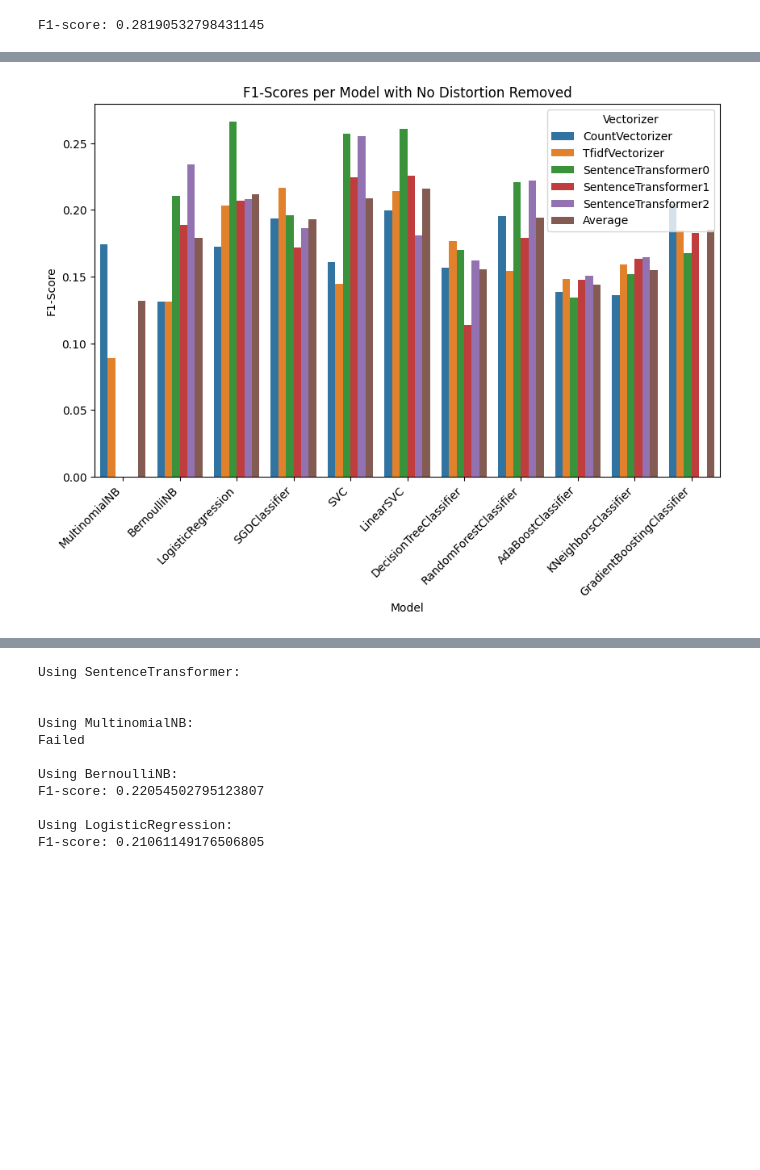
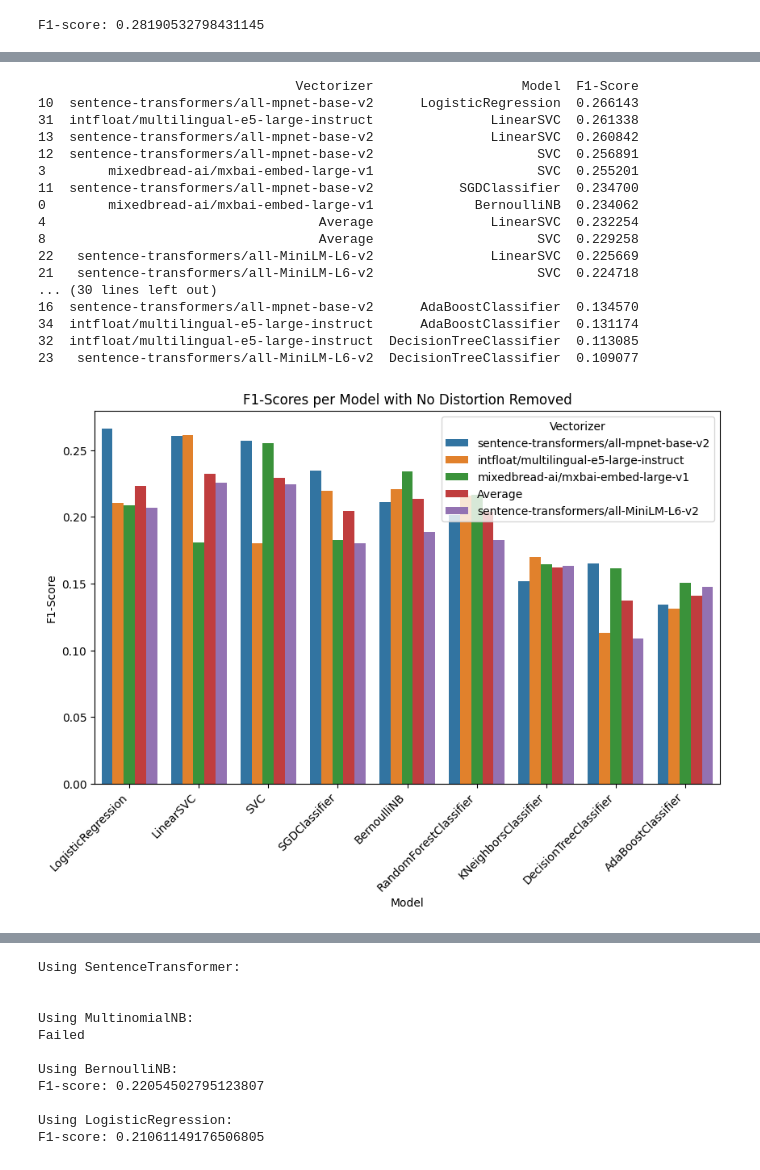
Before and after one commit to cmulholla/QUEST-Distortions, a Jupyter notebook: baseline.ipynb, the cells around one changed output, grey strips where cells are left out. Cells and saved outputs as stored; diff of their text form; code cells hidden in the pictures; blank space fills up the shorter version.

```diff
--- a/baseline.ipynb
+++ b/baseline.ipynb
@@ -819,12 +840,22 @@ distortion_data = data[data['Dominant Distortion'] != 'No Distortion']
 distortion_data = distortion_data.reset_index(drop=True)
 
 # Create a list of vectorizers to test
-vectorizers = [SentenceTransformer('mixedbread-ai/mxbai-embed-large-v1')]
-#vectorizers = [SentenceTransformer('sentence-transformers/all-mpnet-base-v2'), SentenceTransformer('sentence-transformers/all-MiniLM-L6-v2')]
-#                                            0                                                                       1
+vectorizers = [
+    SentenceTransformer('mixedbread-ai/mxbai-embed-large-v1'),
+    SentenceTransformer('sentence-transformers/all-mpnet-base-v2'),
+    SentenceTransformer('sentence-transformers/all-MiniLM-L6-v2'),
+    SentenceTransformer('intfloat/multilingual-e5-large-instruct', cache_folder="N:\AI\Transformers_cache")
+]
+
+sentence_transformer_names = [
+    'mixedbread-ai/mxbai-embed-large-v1',
+    'sentence-transformers/all-mpnet-base-v2',
+    'sentence-transformers/all-MiniLM-L6-v2',
+    'intfloat/multilingual-e5-large-instruct'
+]
 
 # Create a list of models to test
-models = [MultinomialNB(), BernoulliNB(), LogisticRegression(), SGDClassifier(), SVC(), LinearSVC(),
+models = [BernoulliNB(), LogisticRegression(), SGDClassifier(), SVC(), LinearSVC(),
           DecisionTreeClassifier(), RandomForestClassifier(), AdaBoostClassifier(),
           KNeighborsClassifier()]
 
@@ -832,11 +863,11 @@ models = [MultinomialNB(), BernoulliNB(), LogisticRegression(), SGDClassifier(),
 result = 0
 vectorizerNum = 0
 
-newResults = []
+results = []
 
 # Iterate over each vectorizer
 for vectorizer in vectorizers:
-    print(f"\n\nUsing {vectorizer.__class__.__name__}:\n")
+    print(f"\n\nUsing {sentence_transformer_names[vectorizerNum]}:\n")
 
     # Split the data into training and testing sets
     X_train, X_test, y_train, y_test = train_test_split(distortion_data['Patient Question'], distortion_data['Dominant Distortion'], test_size=0.2, random_state=42)
@@ -856,7 +887,7 @@ for vectorizer in vectorizers:
             # If the model fails, print failed, store the result as 0 and continue to the next model
             result = 0
             print("Failed")
-        newResults.append([vectorizer.__class__.__name__ + str(2), model.__class__.__name__, result])
+        results.append([sentence_transformer_names[vectorizerNum], model.__class__.__name__, result])
     vectorizerNum += 1
 # %% [output]
 To support symlinks on Windows, you either need to activate Developer Mode or to run Python as an administrator. In order to see activate developer mode, see this article: https://docs.microsoft.com/e ...
@@ -903,35 +985,60 @@ F1-score: 0.16454524462527736
 # %%
 # append the new results to the results
-results.extend(newResults)
+#results.extend(newResults)
+
+# Remove the MultinomialNB results
+results = [x for x in results if x[1] != 'MultinomialNB']
 
 # Create a dataframe from the results
 resultsDF = pd.DataFrame(results, columns=['Vectorizer', 'Model', 'F1-Score'])
 
 # Calculate the average F1-score for each model. Don't include any results that are 0 in the average
 average_scores = resultsDF[resultsDF['F1-Score'] != 0].groupby('Model').mean()
 
 # Insert a new column with the average F1-score for each model, with the Vectorizer column set to 'Average'
 average_scores.insert(1, 'Vectorizer', 'Average')
 
 # Instead of the index being the model names, reset it to a range index and make it be a column instead named "Model"
 average_scores.rename(columns={'index': 'Model'}, inplace=True)
 average_scores.reset_index(inplace=True)
 
 # Append the average scores to the resultsDF
 resultsDF = resultsDF.append(average_scores)
 
+# Sort the resultsDF by Average in descending order
+resultsDF = resultsDF.sort_values('F1-Score', ascending=False)
+
+print(resultsDF)
+
 # Plot the updated resultsDF
 plt.figure(figsize=(10, 6))
 sns.barplot(x='Model', y='F1-Score', hue='Vectorizer', data=resultsDF)
 plt.xticks(rotation=45, ha='right')
 plt.title('F1-Scores per Model with No Distortion Removed')
 plt.show()
 
 # Sort and plot the Average F1-Score for each model
 plt.figure(figsize=(10, 6))
-sns.barplot(x='Model', y='F1-Score', hue='F1-Score', data=average_scores.sort_values('F1-Score', ascending=False))
+sns.barplot(x='Model', y='F1-Score', hue='Model', data=average_scores.sort_values('F1-Score', ascending=False))
 plt.xticks(rotation=45, ha='right')
 plt.title('Average F1-Score per Model with No Distortion Removed')
 plt.show()
 # %% [output]
+                                 Vectorizer                   Model  F1-Score
+10  sentence-transformers/all-mpnet-base-v2      LogisticRegression  0.266143
+31  intfloat/multilingual-e5-large-instruct               LinearSVC  0.261338
+13  sentence-transformers/all-mpnet-base-v2               LinearSVC  0.260842
+12  sentence-transformers/all-mpnet-base-v2                     SVC  0.256891
+3        mixedbread-ai/mxbai-embed-large-v1                     SVC  0.255201
+11  sentence-transformers/all-mpnet-base-v2           SGDClassifier  0.234700
+0        mixedbread-ai/mxbai-embed-large-v1             BernoulliNB  0.234062
+4                                   Average               LinearSVC  0.232254
+8                                   Average                     SVC  0.229258
+22   sentence-transformers/all-MiniLM-L6-v2               LinearSVC  0.225669
+21   sentence-transformers/all-MiniLM-L6-v2                     SVC  0.224718
+... (30 lines left out)
+16  sentence-transformers/all-mpnet-base-v2      AdaBoostClassifier  0.134570
+34  intfloat/multilingual-e5-large-instruct      AdaBoostClassifier  0.131174
+32  intfloat/multilingual-e5-large-instruct  DecisionTreeClassifier  0.113085
+23   sentence-transformers/all-MiniLM-L6-v2  DecisionTreeClassifier  0.109077
-[figure, old version]
+[figure, new version]
```
Also changed, not shown: parts of 13 cells of this notebook, 24 other files.
